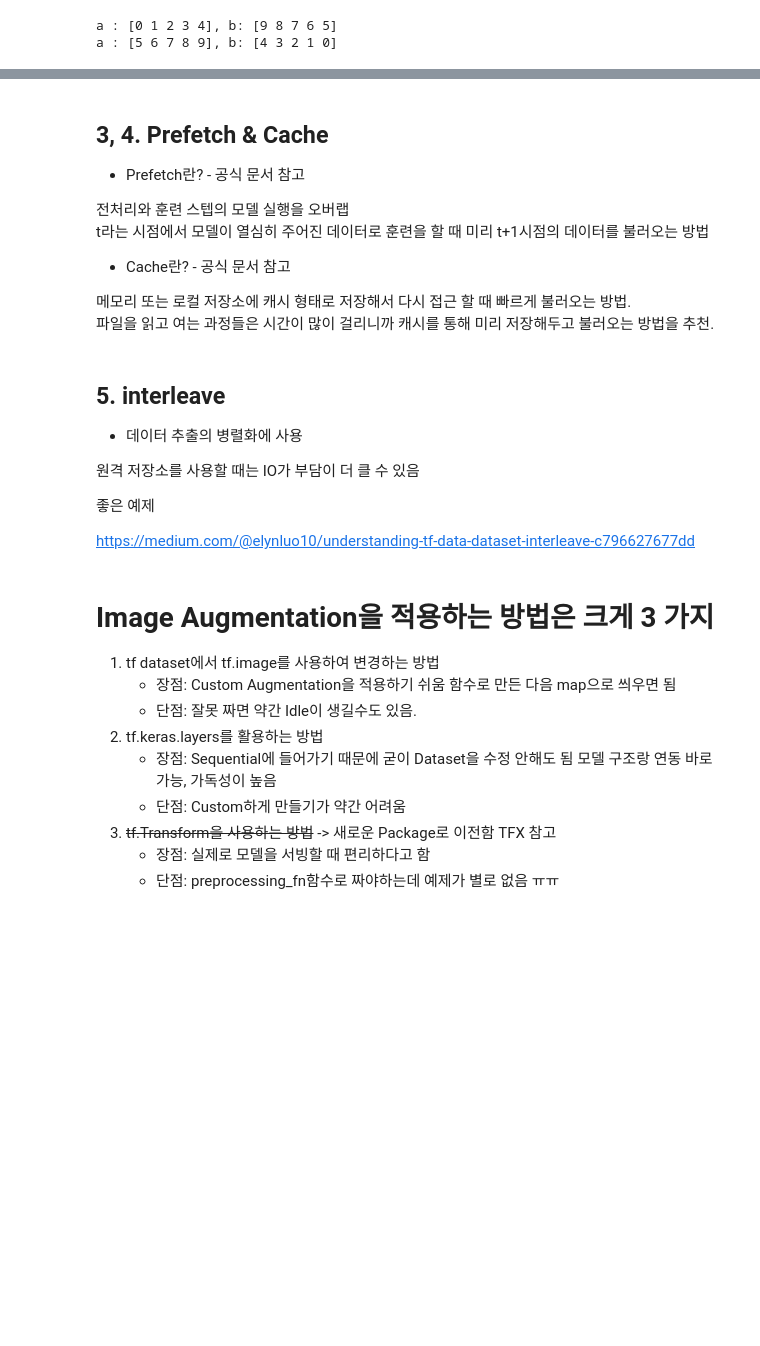
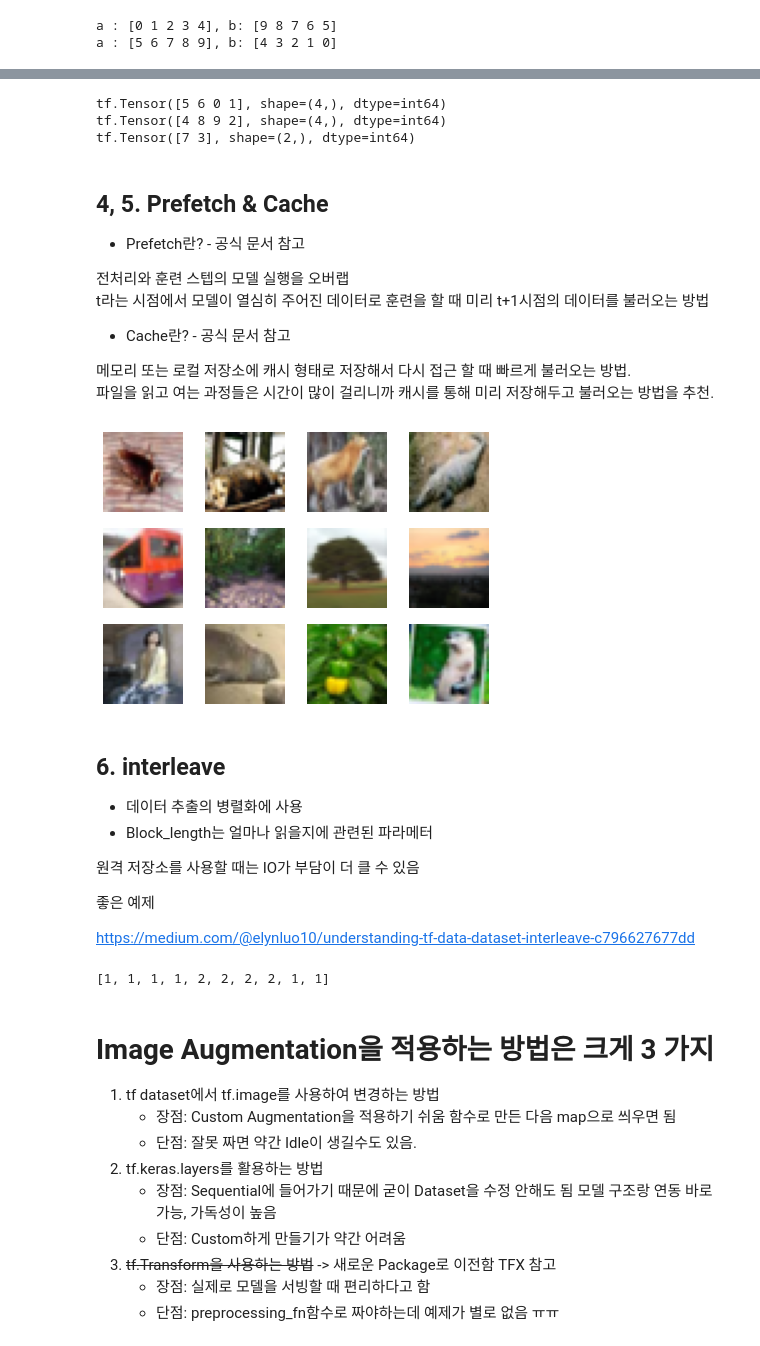
Before and after one commit to srrk-GreenMan/Tensorflow-Example, a Jupyter notebook: Day1/TF_Data&Augmentation_Example.ipynb, the cells around one changed output, grey strips where cells are left out. Saved outputs shown, nothing was run; the diff lists cells and outputs as text; code cells hidden in the pictures; blank space fills up the shorter version.

```diff
--- a/Day1/TF_Data&Augmentation_Example.ipynb
+++ b/Day1/TF_Data&Augmentation_Example.ipynb
@@ -94,5 +119,17 @@ a : [5 6 7 8 9], b: [4 3 2 1 0]
+# %%
+# 다시 실행시킨 경우
+tf.random.set_seed(82)
+a = tf.data.Dataset.range(10)
+a = a.shuffle(10)
+a = a.batch(4)
+for i in a:
+    print(i)
+# %% [output]
+tf.Tensor([5 6 0 1], shape=(4,), dtype=int64)
+tf.Tensor([4 8 9 2], shape=(4,), dtype=int64)
+tf.Tensor([7 3], shape=(2,), dtype=int64)
 # %% [markdown]
-## 3, 4. Prefetch & Cache
+## 4, 5. Prefetch & Cache
 
 * Prefetch란? - 공식 문서 참고
 
@@ -103,8 +140,20 @@ t라는 시점에서 모델이 열심히 주어진 데이터로 훈련을 할
 
 메모리 또는 로컬 저장소에 캐시 형태로 저장해서 다시 접근 할 때 빠르게 불러오는 방법.
 파일을 읽고 여는 과정들은 시간이 많이 걸리니까 캐시를 통해 미리 저장해두고 불러오는 방법을 추천.
+# %%
+# Efficient Data Configuration
+#https://www.kaggle.com/harveenchadha/effnetb4-tf-data-gpu-aug-5x-speedup-tta
+
+def dataset_builder(ds, batch_size=64):
+    ds = ds.cache('./dump.tfcache')
+    ds = ds.shuffle(50000)
+    ds = ds.batch(batch_size)
+    ds = ds.prefetch(buffer_size=AUTOTUNE)
+    return ds
 # %%
+# TF Record 읽기
 train_dataset = tf.data.TFRecordDataset(
     glob.glob('tfrecord_cifar100/train/tfr_*'))
 # Parsing
 train_dataset = train_dataset.map(_parse_function, num_parallel_calls=AUTOTUNE)
+train_dataset = dataset_builder(train_dataset, batch_size=12)
@@ -120,13 +160,38 @@ def dataset_builder(ds, batch_size=64):
+# %%
+import matplotlib.pyplot as plt
+row = 3; col = 4;
+one_element = tf.data.Dataset.from_tensors( next(iter(train_dataset)) )
+
+for (img,label) in one_element:
+    plt.figure(figsize=(7,int(7*row/col)))
+    for j in range(row*col):
+        plt.subplot(row,col,j+1)
+        plt.axis('off')
+        plt.imshow(img[j,])
+    plt.show()
+    break
+# %% [output]
+[figure, added]
 # %% [markdown]
-## 5. interleave
+## 6. interleave
 
 * 데이터 추출의 병렬화에 사용
+* Block_length는 얼마나 읽을지에 관련된 파라메터
 
 원격 저장소를 사용할 때는 IO가 부담이 더 클 수 있음
 
 좋은 예제
 
 https://medium.com/@elynluo10/understanding-tf-data-dataset-interleave-c796627677dd
+# %%
+dataset = tf.data.Dataset.range(1, 6)  # ==> [ 1, 2, 3, 4, 5 ]
+# NOTE: New lines indicate "block" boundaries.
+dataset = dataset.interleave(
+  lambda x: tf.data.Dataset.from_tensors(x).repeat(6),
+    cycle_length=2, block_length=4)
+list(dataset.as_numpy_iterator())[:10]
+# %% [output]
+[1, 1, 1, 1, 2, 2, 2, 2, 1, 1]
 # %% [markdown]
 # Image Augmentation을 적용하는 방법은 크게 3 가지
 
```
Also changed, not shown: parts of 24 cells of this notebook.
